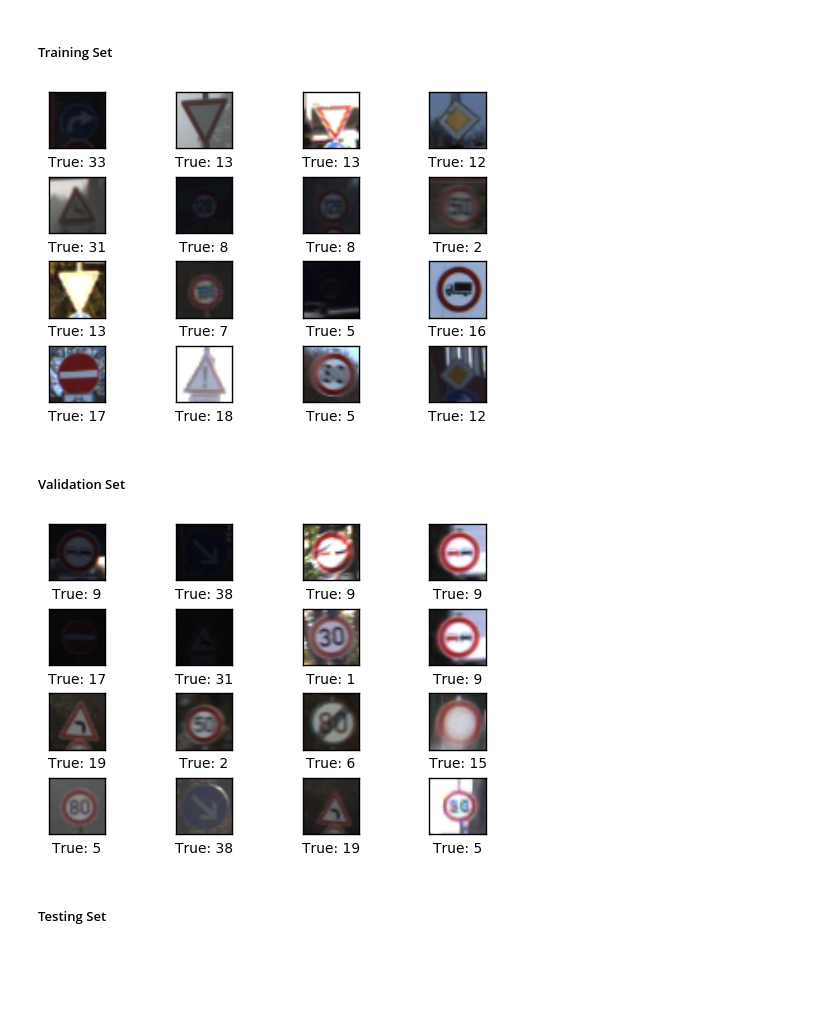
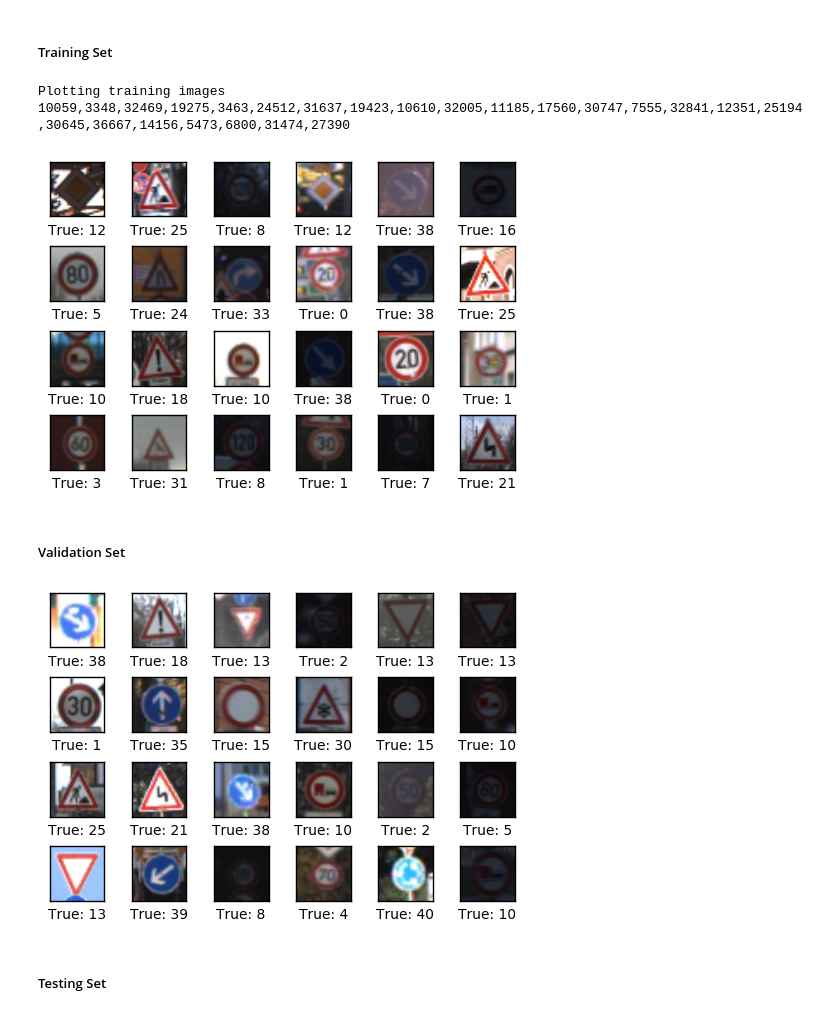
Before and after one commit to Olouge/traffic-sign-classification, a Jupyter notebook: single_layer_linear_neural_network.ipynb, the cells around one changed output. Saved outputs shown, nothing was run; the diff lists cells and outputs as text; code cells hidden in the pictures; blank space fills up the shorter version.

```diff
--- a/single_layer_linear_neural_network.ipynb
+++ b/single_layer_linear_neural_network.ipynb
@@ -64,17 +64,22 @@ Training flat shape:         (37248, 1024)
 # %%
 from plot.image_plotter import ImagePlotter
 
 perm = np.arange(german_traffic_sign_dataset.num_training)
 np.random.shuffle(perm)
+
 rows = 4
-cols = 4
+cols = 6
 sample_size = rows*cols
+
+sample_set = perm[:sample_size]
+print('Plotting training images {}'.format(','.join(map(str, sample_set))))
 ImagePlotter.plot_images(
     images=german_traffic_sign_dataset.train_orig[perm[:sample_size]],
     labels=german_traffic_sign_dataset.train_labels[perm[:sample_size]],
     rows=rows, columns=cols)
 # %% [output]
+Plotting training images 10059,3348,32469,19275,3463,24512,31637,19423,10610,32005,11185,17560,30747,7555,32841,12351,25194,30645,36667,14156,5473,6800,31474,27390
-[figure, old version]
+[figure, new version]
 # %% [markdown]
 ##### Validation Set
 # %%
@@ -83,14 +88,14 @@ from plot.image_plotter import ImagePlotter
 perm = np.arange(german_traffic_sign_dataset.num_validation)
 np.random.shuffle(perm)
 rows = 4
-cols = 4
+cols = 6
 sample_size = rows*cols
 ImagePlotter.plot_images(
     images=german_traffic_sign_dataset.validate_orig[perm[:sample_size]],
     labels=german_traffic_sign_dataset.validate_labels[perm[:sample_size]],
     rows=rows, columns=cols)
 # %% [output]
-[figure, old version]
+[figure, new version]
 # %% [markdown]
 ##### Testing Set
 # %%
```
Also changed, not shown: parts of 47 cells of this notebook, 11 other files.
